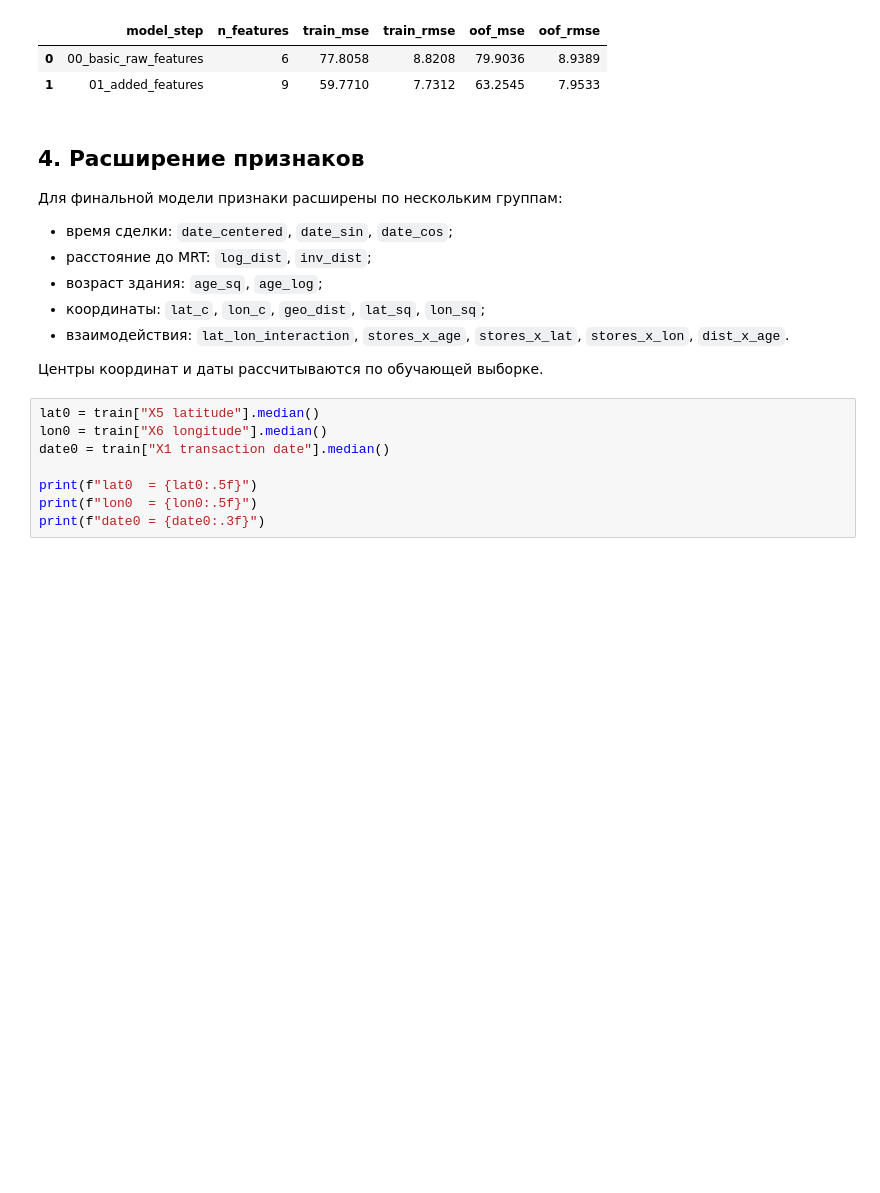
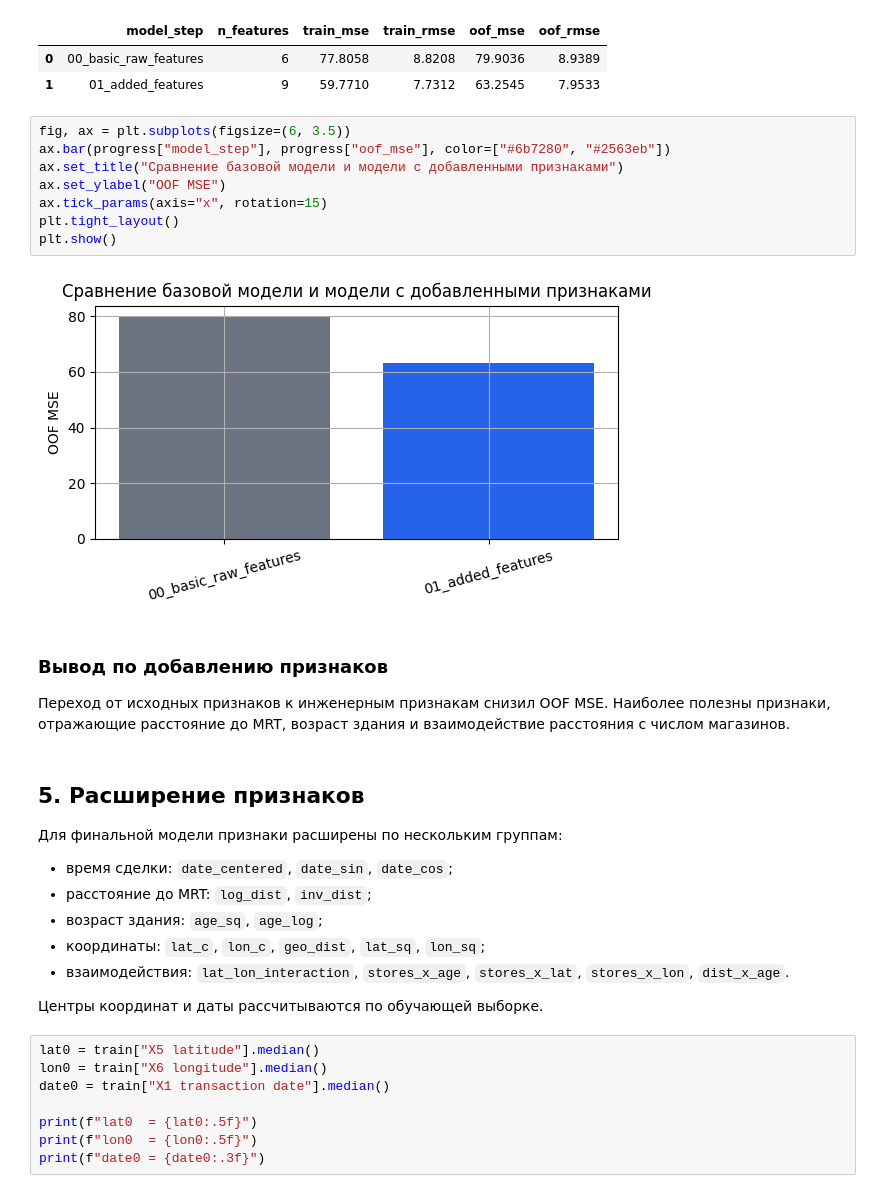
Before and after one commit to PolinaLukianova/AITechnology-4th-Semester, a Jupyter notebook: 1_linear_regression_house_prices/notebooks/linear_regression_model.ipynb, the cells around one changed output. Saved outputs shown, nothing was run; the diff lists cells and outputs as text; blank space fills up the shorter version.

```diff
--- a/1_linear_regression_house_prices/notebooks/linear_regression_model.ipynb
+++ b/1_linear_regression_house_prices/notebooks/linear_regression_model.ipynb
@@ -215,8 +308,22 @@ progress.round(4)
 |  | model_step | n_features | train_mse | train_rmse | oof_mse | oof_rmse |
 | 0 | 00_basic_raw_features | 6 | 77.8058 | 8.8208 | 79.9036 | 8.9389 |
 | 1 | 01_added_features | 9 | 59.7710 | 7.7312 | 63.2545 | 7.9533 |
+# %%
+fig, ax = plt.subplots(figsize=(6, 3.5))
+ax.bar(progress["model_step"], progress["oof_mse"], color=["#6b7280", "#2563eb"])
+ax.set_title("Сравнение базовой модели и модели с добавленными признаками")
+ax.set_ylabel("OOF MSE")
+ax.tick_params(axis="x", rotation=15)
+plt.tight_layout()
+plt.show()
+# %% [output]
+[figure, added]
+# %% [markdown]
+### Вывод по добавлению признаков
+
+Переход от исходных признаков к инженерным признакам снизил OOF MSE. Наиболее полезны признаки, отражающие расстояние до MRT, возраст здания и взаимодействие расстояния с числом магазинов.
 # %% [markdown]
-## 4. Расширение признаков
+## 5. Расширение признаков
 
 Для финальной модели признаки расширены по нескольким группам:
 
```
Also changed, not shown: parts of 23 cells of this notebook.
